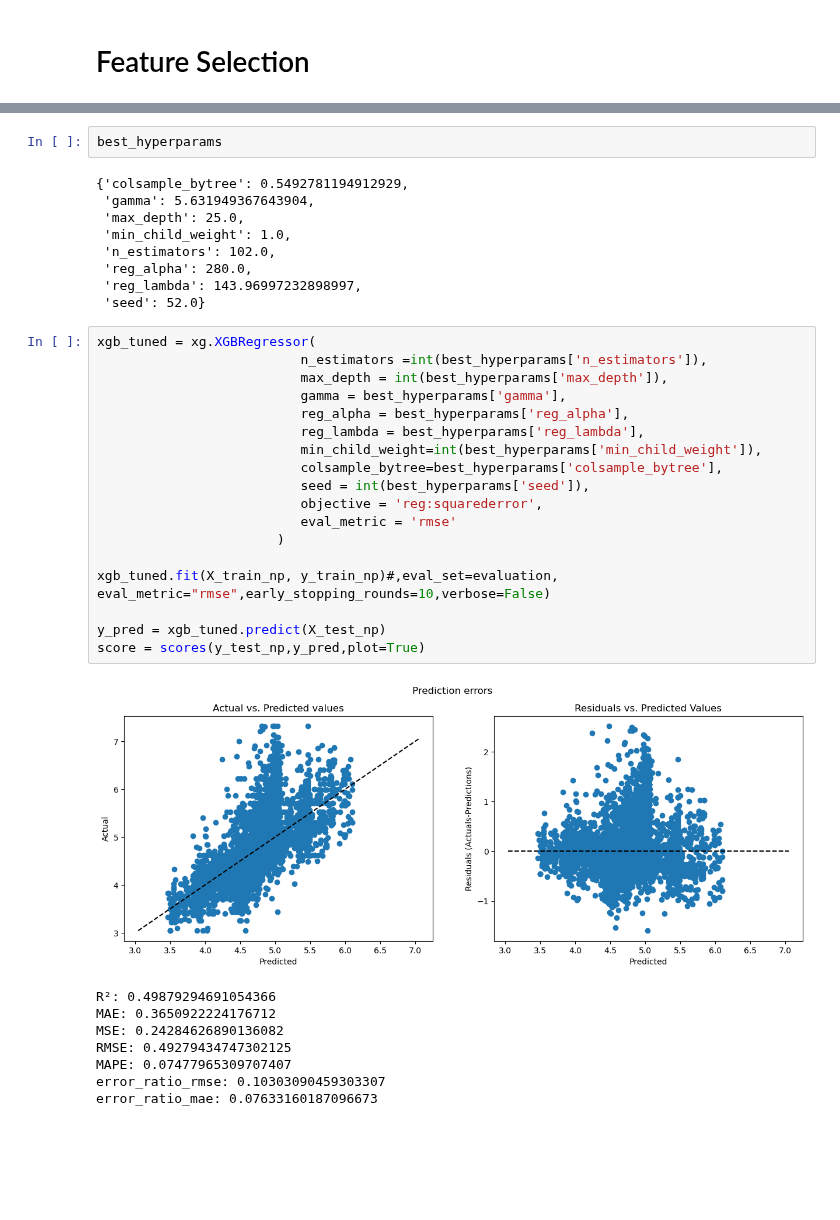
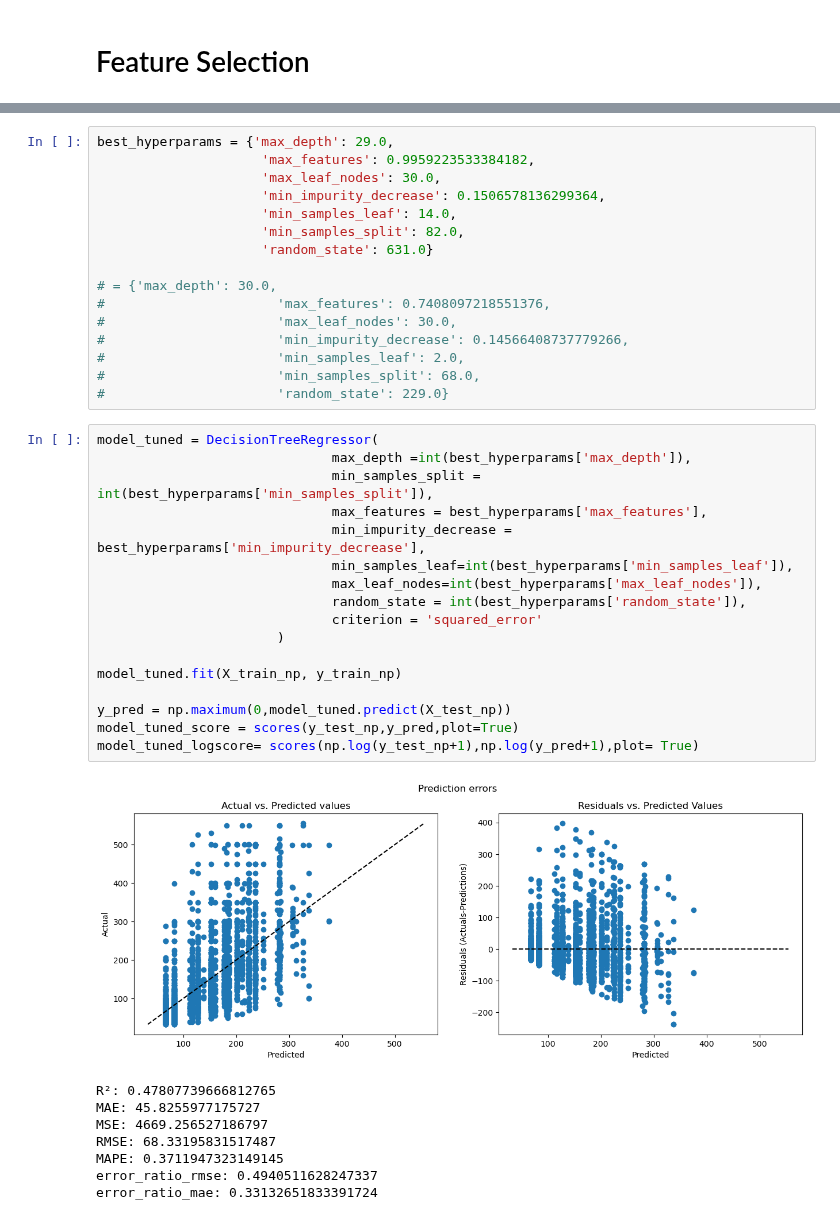
Before and after one commit to adel-R/Ensemble2023, a Jupyter notebook: models/decision_tree_tuning.ipynb, the cells around one changed output, grey strips where cells are left out. Drawn from its saved outputs; the diff is of its cells as text; blank space fills up the shorter version.

```diff
--- a/models/decision_tree_tuning.ipynb
+++ b/models/decision_tree_tuning.ipynb
@@ -286,38 +159,42 @@ SCORE:
-# %%
-best_hyperparams
-# %% [output]
-{'colsample_bytree': 0.5492781194912929,
- 'gamma': 5.631949367643904,
- 'max_depth': 25.0,
- 'min_child_weight': 1.0,
- 'n_estimators': 102.0,
- 'reg_alpha': 280.0,
- 'reg_lambda': 143.96997232898997,
- 'seed': 52.0}
-# %%
-xgb_tuned = xg.XGBRegressor(
-                          n_estimators =int(best_hyperparams['n_estimators']),
-                          max_depth = int(best_hyperparams['max_depth']),
-                          gamma = best_hyperparams['gamma'],
-                          reg_alpha = best_hyperparams['reg_alpha'],
-                          reg_lambda = best_hyperparams['reg_lambda'],
-                          min_child_weight=int(best_hyperparams['min_child_weight']),
-                          colsample_bytree=best_hyperparams['colsample_bytree'],
-                          seed = int(best_hyperparams['seed']),
-                          objective = 'reg:squarederror',
-                          eval_metric = 'rmse'
-                       )
-
-xgb_tuned.fit(X_train_np, y_train_np)#,eval_set=evaluation, eval_metric="rmse",early_stopping_rounds=10,verbose=False)
-
-y_pred = xgb_tuned.predict(X_test_np)
-score = scores(y_test_np,y_pred,plot=True)
-# %% [output]
-[figure, removed]
-R²: 0.49879294691054366
-MAE: 0.3650922224176712
-MSE: 0.24284626890136082
-RMSE: 0.49279434747302125
-MAPE: 0.07477965309707407
-error_ratio_rmse: 0.10303090459303307
-error_ratio_mae: 0.07633160187096673
+# %%
+best_hyperparams = {'max_depth': 29.0,
+                     'max_features': 0.9959223533384182,
+                     'max_leaf_nodes': 30.0,
+                     'min_impurity_decrease': 0.1506578136299364,
+                     'min_samples_leaf': 14.0,
+                     'min_samples_split': 82.0,
+                     'random_state': 631.0}
+
+# = {'max_depth': 30.0,
+#                      'max_features': 0.7408097218551376,
+#                      'max_leaf_nodes': 30.0,
+#                      'min_impurity_decrease': 0.14566408737779266,
+#                      'min_samples_leaf': 2.0,
+#                      'min_samples_split': 68.0,
+#                      'random_state': 229.0}
+# %%
+model_tuned = DecisionTreeRegressor(
+                              max_depth =int(best_hyperparams['max_depth']),
+                              min_samples_split = int(best_hyperparams['min_samples_split']),
+                              max_features = best_hyperparams['max_features'],
+                              min_impurity_decrease = best_hyperparams['min_impurity_decrease'],
+                              min_samples_leaf=int(best_hyperparams['min_samples_leaf']),
+                              max_leaf_nodes=int(best_hyperparams['max_leaf_nodes']),
+                              random_state = int(best_hyperparams['random_state']),
+                              criterion = 'squared_error'
+                       )
+
+model_tuned.fit(X_train_np, y_train_np)
+
+y_pred = np.maximum(0,model_tuned.predict(X_test_np))
+model_tuned_score = scores(y_test_np,y_pred,plot=True)
+model_tuned_logscore= scores(np.log(y_test_np+1),np.log(y_pred+1),plot= True)
+# %% [output]
+[figure, added]
+R²: 0.47807739666812765
+MAE: 45.8255977175727
+MSE: 4669.256527186797
+RMSE: 68.33195831517487
+MAPE: 0.3711947323149145
+error_ratio_rmse: 0.4940511628247337
+error_ratio_mae: 0.33132651833391724
```
Also changed, not shown: parts of 29 cells of this notebook, 21 other files.
